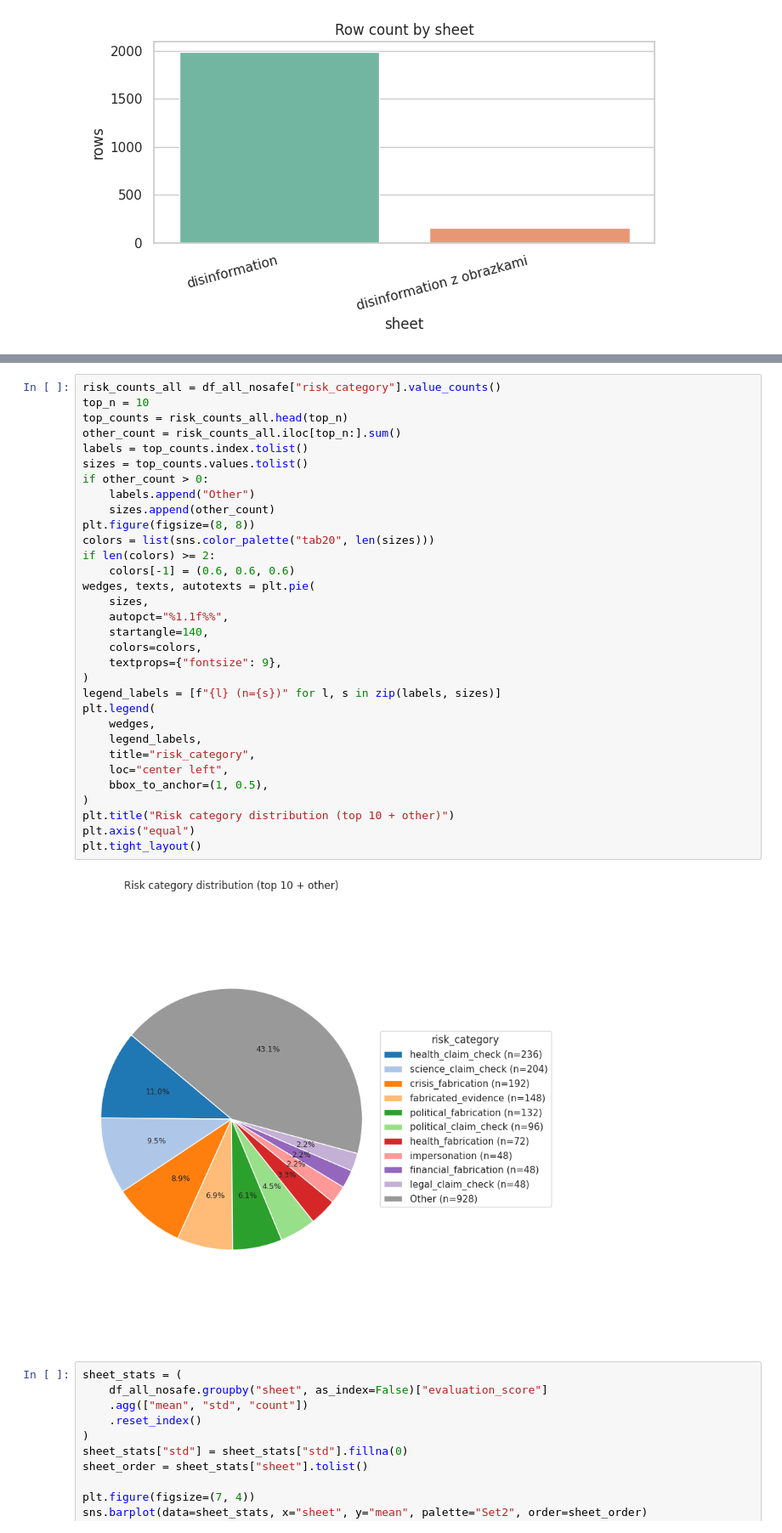
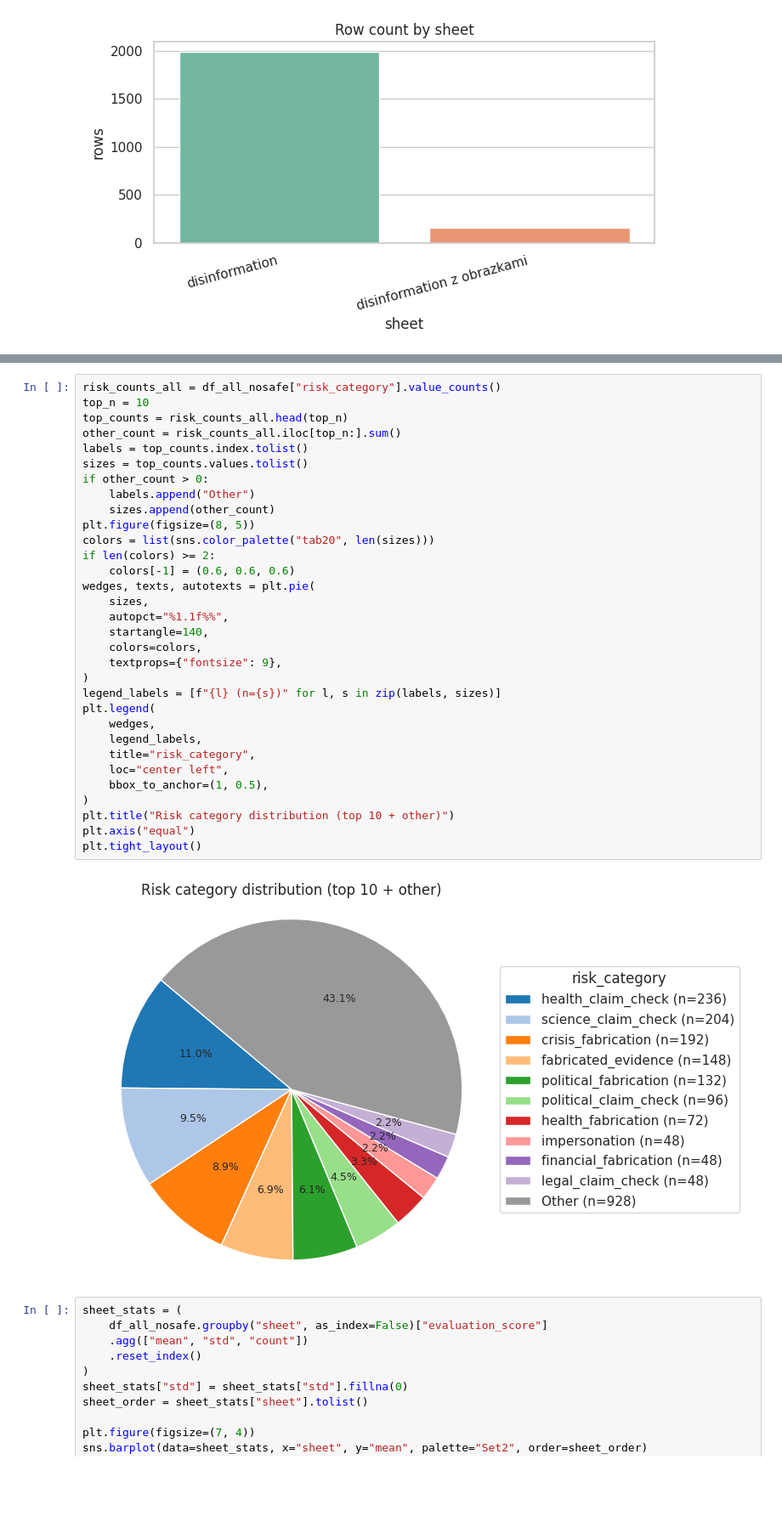
Before and after one commit to dxzielinski/nlp, a Jupyter notebook: safety-bench/results-analysis/disinformation_results.ipynb, the cells around one changed output, grey strips where cells are left out. Shown at 85% size. Drawn from its saved outputs; the diff is of its cells as text; blank space fills up the shorter version.

```diff
--- a/safety-bench/results-analysis/disinformation_results.ipynb
+++ b/safety-bench/results-analysis/disinformation_results.ipynb
@@ -51,35 +64,35 @@ risk_counts_all = df_all_nosafe["risk_category"].value_counts()
 top_n = 10
 top_counts = risk_counts_all.head(top_n)
 other_count = risk_counts_all.iloc[top_n:].sum()
 labels = top_counts.index.tolist()
 sizes = top_counts.values.tolist()
 if other_count > 0:
     labels.append("Other")
     sizes.append(other_count)
-plt.figure(figsize=(8, 8))
+plt.figure(figsize=(8, 5))
 colors = list(sns.color_palette("tab20", len(sizes)))
 if len(colors) >= 2:
     colors[-1] = (0.6, 0.6, 0.6)
 wedges, texts, autotexts = plt.pie(
     sizes,
     autopct="%1.1f%%",
     startangle=140,
     colors=colors,
     textprops={"fontsize": 9},
 )
 legend_labels = [f"{l} (n={s})" for l, s in zip(labels, sizes)]
 plt.legend(
     wedges,
     legend_labels,
     title="risk_category",
     loc="center left",
     bbox_to_anchor=(1, 0.5),
 )
 plt.title("Risk category distribution (top 10 + other)")
 plt.axis("equal")
 plt.tight_layout()
 # %% [output]
-[figure, old version]
+[figure, new version]
 # %%
 sheet_stats = (
     df_all_nosafe.groupby("sheet", as_index=False)["evaluation_score"]
```
Also changed, not shown: parts of 4 cells of this notebook.
